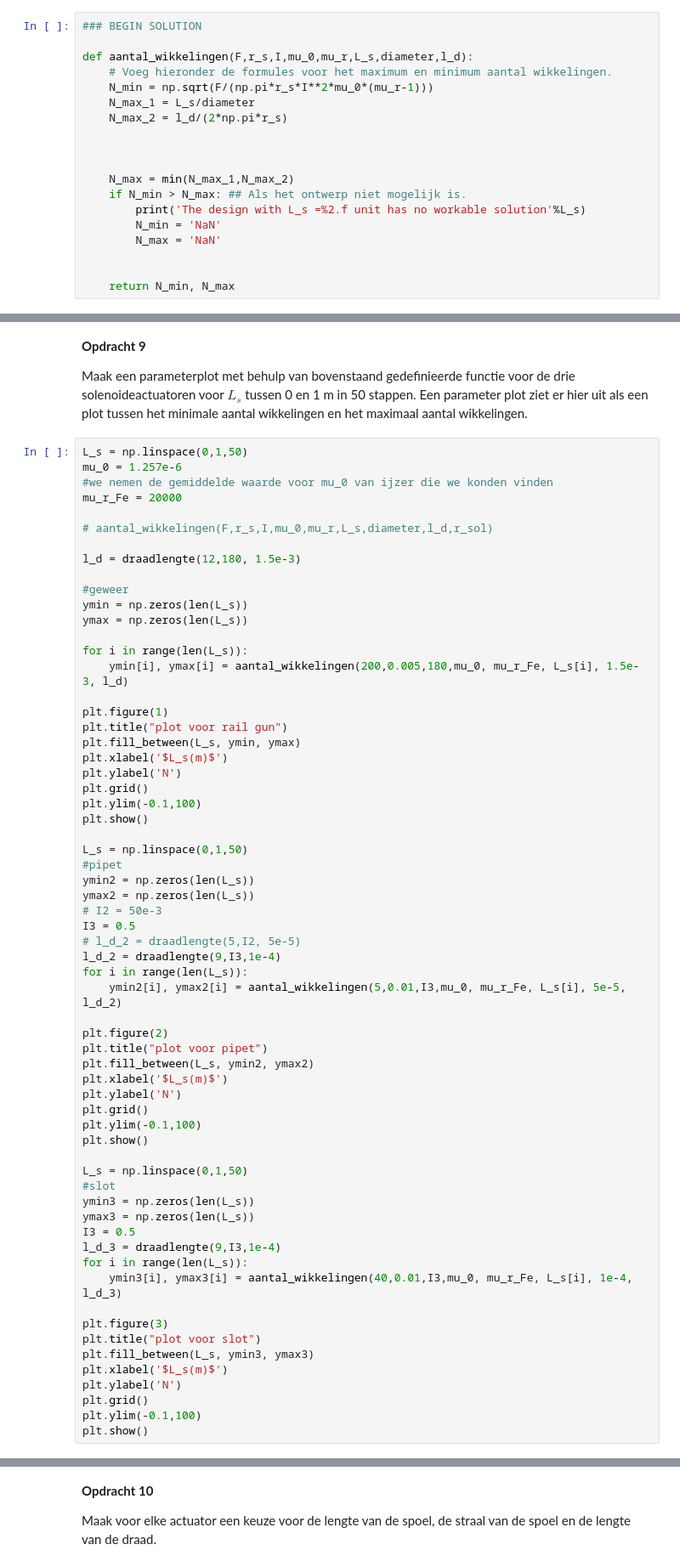
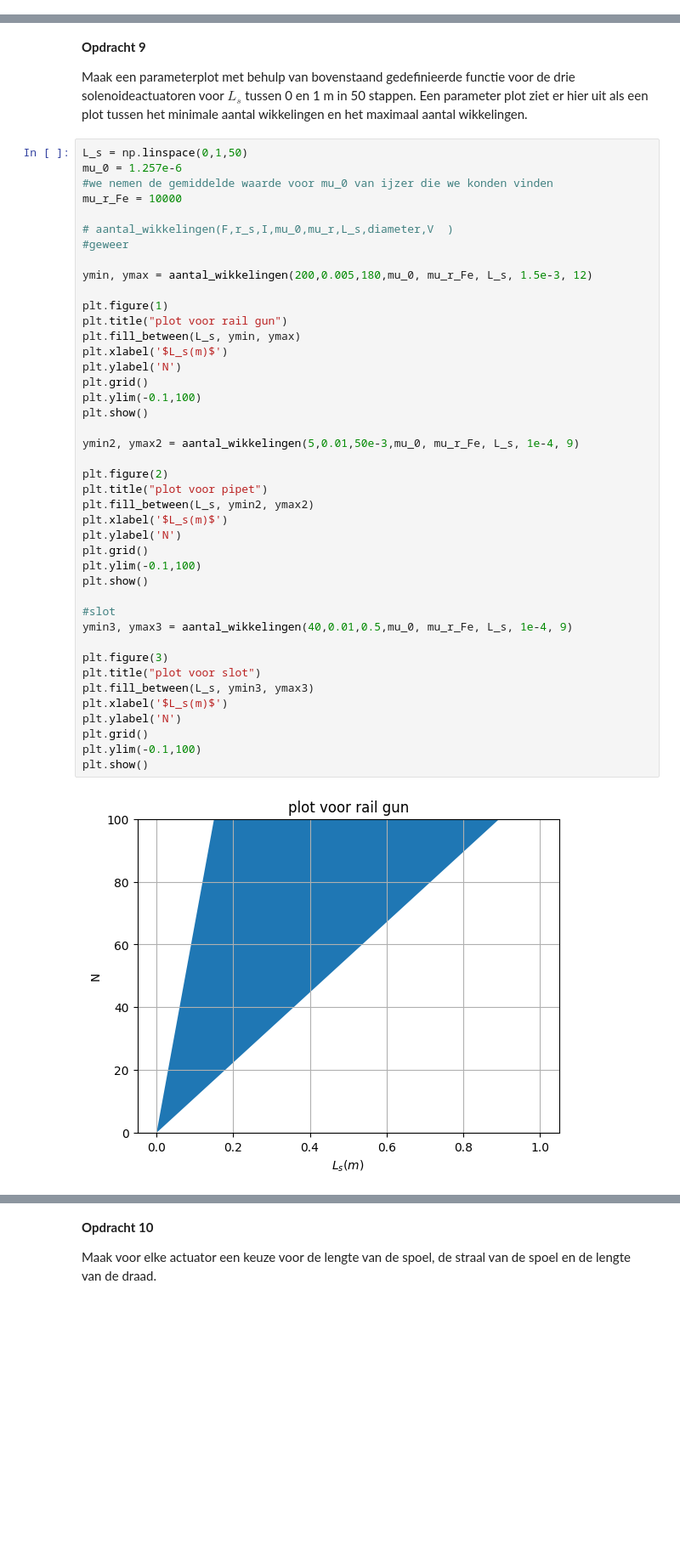
Before and after one commit to T-L-cc/opdrachten-DEF-D, a Jupyter notebook: 2KrachtactuatorOpdracht/KrachtactuatorOpdracht.ipynb, the cells around one changed output, grey strips where cells are left out. Shown at 85% size. Cells and saved outputs as stored; diff of their text form; blank space fills up the shorter version.

Commit message:
iets beter maar nog niet gefixd

```diff
--- a/2KrachtactuatorOpdracht/KrachtactuatorOpdracht.ipynb
+++ b/2KrachtactuatorOpdracht/KrachtactuatorOpdracht.ipynb
@@ -155,22 +155,3 @@ Schrijf een enkele Python functie die het minimum en maximum aantal wikkelingen
 Het maximum aantal wikkelingen is de kleinste van voorwaarde 2) en 3). Geef een foutmelding als het minimum aantal windingen groter is dan het maximum aantal windingen.
 # %% [markdown]
 Plaats hier een png met jullie eventuele analytische afleiding.
-# %%
-### BEGIN SOLUTION
-
-def aantal_wikkelingen(F,r_s,I,mu_0,mu_r,L_s,diameter,l_d):
-    # Voeg hieronder de formules voor het maximum en minimum aantal wikkelingen.
-    N_min = np.sqrt(F/(np.pi*r_s*I**2*mu_0*(mu_r-1)))
-    N_max_1 = L_s/diameter
-    N_max_2 = l_d/(2*np.pi*r_s)
-
-
-
-    N_max = min(N_max_1,N_max_2)
-    if N_min > N_max: ## Als het ontwerp niet mogelijk is.
-        print('The design with L_s =%2.f unit has no workable solution'%L_s)
-        N_min = 'NaN'
-        N_max = 'NaN'
-
-
-    return N_min, N_max
@@ -196,63 +209,43 @@ Maak een parameterplot met behulp van bovenstaand gedefinieerde functie voor de
 L_s = np.linspace(0,1,50)
 mu_0 = 1.257e-6
 #we nemen de gemiddelde waarde voor mu_0 van ijzer die we konden vinden
-mu_r_Fe = 20000
+mu_r_Fe = 10000
 
-# aantal_wikkelingen(F,r_s,I,mu_0,mu_r,L_s,diameter,l_d,r_sol)
+# aantal_wikkelingen(F,r_s,I,mu_0,mu_r,L_s,diameter,V  )
+#geweer
 
-l_d = draadlengte(12,180, 1.5e-3)
-
-#geweer
-ymin = np.zeros(len(L_s))
-ymax = np.zeros(len(L_s))
-
-for i in range(len(L_s)):
-    ymin[i], ymax[i] = aantal_wikkelingen(200,0.005,180,mu_0, mu_r_Fe, L_s[i], 1.5e-3, l_d)
+ymin, ymax = aantal_wikkelingen(200,0.005,180,mu_0, mu_r_Fe, L_s, 1.5e-3, 12)
 
 plt.figure(1)
 plt.title("plot voor rail gun")
 plt.fill_between(L_s, ymin, ymax)
 plt.xlabel('$L_s(m)$')
 plt.ylabel('N')
 plt.grid()
 plt.ylim(-0.1,100)
 plt.show()
 
-L_s = np.linspace(0,1,50)
-#pipet
-ymin2 = np.zeros(len(L_s))
-ymax2 = np.zeros(len(L_s))
-# I2 = 50e-3
-I3 = 0.5
-# l_d_2 = draadlengte(5,I2, 5e-5)
-l_d_2 = draadlengte(9,I3,1e-4)
-for i in range(len(L_s)):
-    ymin2[i], ymax2[i] = aantal_wikkelingen(5,0.01,I3,mu_0, mu_r_Fe, L_s[i], 5e-5, l_d_2)
+ymin2, ymax2 = aantal_wikkelingen(5,0.01,50e-3,mu_0, mu_r_Fe, L_s, 1e-4, 9)
 
 plt.figure(2)
 plt.title("plot voor pipet")
 plt.fill_between(L_s, ymin2, ymax2)
 plt.xlabel('$L_s(m)$')
 plt.ylabel('N')
 plt.grid()
 plt.ylim(-0.1,100)
 plt.show()
 
-L_s = np.linspace(0,1,50)
 #slot
-ymin3 = np.zeros(len(L_s))
-ymax3 = np.zeros(len(L_s))
-I3 = 0.5
-l_d_3 = draadlengte(9,I3,1e-4)
-for i in range(len(L_s)):
-    ymin3[i], ymax3[i] = aantal_wikkelingen(40,0.01,I3,mu_0, mu_r_Fe, L_s[i], 1e-4, l_d_3)
+ymin3, ymax3 = aantal_wikkelingen(40,0.01,0.5,mu_0, mu_r_Fe, L_s, 1e-4, 9)
 
 plt.figure(3)
 plt.title("plot voor slot")
 plt.fill_between(L_s, ymin3, ymax3)
 plt.xlabel('$L_s(m)$')
 plt.ylabel('N')
 plt.grid()
 plt.ylim(-0.1,100)
 plt.show()
 # %% [output]
+[figure, new version]
```
Also changed, not shown: parts of 5 cells of this notebook.
